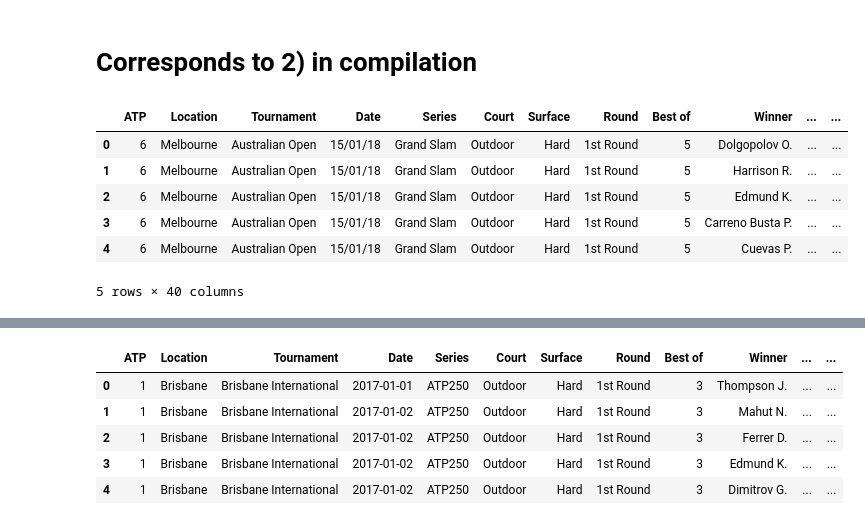
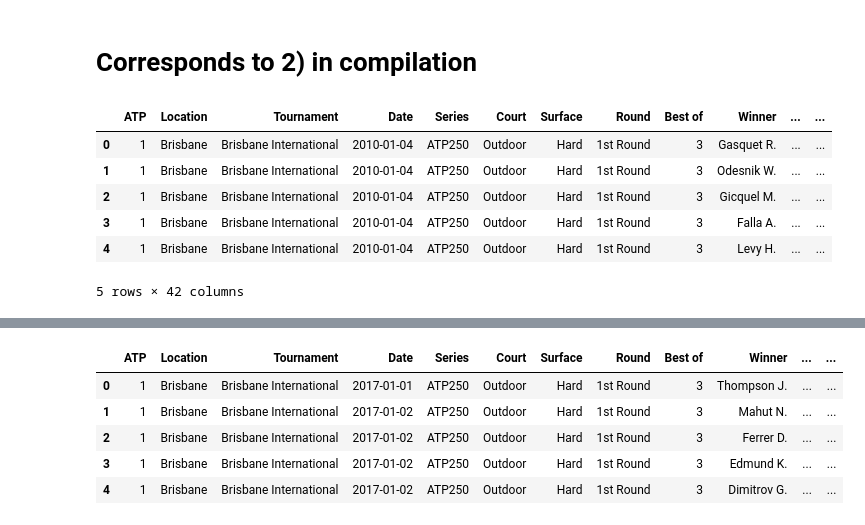
Before and after one commit to scbronder/tennis_predictions, a Jupyter notebook: data exploration.ipynb, the cells around one changed output, grey strips where cells are left out. Drawn from its saved outputs; the diff is of its cells as text; code cells hidden in the pictures.

```diff
--- a/data exploration.ipynb
+++ b/data exploration.ipynb
@@ -705,13 +761,13 @@ we_df_full.head()
 # %% [markdown]
 # Corresponds to 2) in compilation
 # %%
-df3 = pd.read_csv('ausopen.csv')
+df3 = pd.read_excel('2010.xls')
 df3.head()
 # %% [output]
 |  | ATP | Location | Tournament | Date | Series | Court | Surface | Round | Best of | Winner | ... | ... |
-| 0 | 6 | Melbourne | Australian Open | 15/01/18 | Grand Slam | Outdoor | Hard | 1st Round | 5 | Dolgopolov O. | ... | ... |
-| 1 | 6 | Melbourne | Australian Open | 15/01/18 | Grand Slam | Outdoor | Hard | 1st Round | 5 | Harrison R. | ... | ... |
-| 2 | 6 | Melbourne | Australian Open | 15/01/18 | Grand Slam | Outdoor | Hard | 1st Round | 5 | Edmund K. | ... | ... |
-| 3 | 6 | Melbourne | Australian Open | 15/01/18 | Grand Slam | Outdoor | Hard | 1st Round | 5 | Carreno Busta P. | ... | ... |
-| 4 | 6 | Melbourne | Australian Open | 15/01/18 | Grand Slam | Outdoor | Hard | 1st Round | 5 | Cuevas P. | ... | ... |
+| 0 | 1 | Brisbane | Brisbane International | 2010-01-04 | ATP250 | Outdoor | Hard | 1st Round | 3 | Gasquet R. | ... | ... |
+| 1 | 1 | Brisbane | Brisbane International | 2010-01-04 | ATP250 | Outdoor | Hard | 1st Round | 3 | Odesnik W. | ... | ... |
+| 2 | 1 | Brisbane | Brisbane International | 2010-01-04 | ATP250 | Outdoor | Hard | 1st Round | 3 | Gicquel M. | ... | ... |
+| 3 | 1 | Brisbane | Brisbane International | 2010-01-04 | ATP250 | Outdoor | Hard | 1st Round | 3 | Falla A. | ... | ... |
+| 4 | 1 | Brisbane | Brisbane International | 2010-01-04 | ATP250 | Outdoor | Hard | 1st Round | 3 | Levy H. | ... | ... |
-5 rows × 40 columns
+5 rows × 42 columns
```
Also changed, not shown: parts of 21 cells of this notebook, 11 other files.
